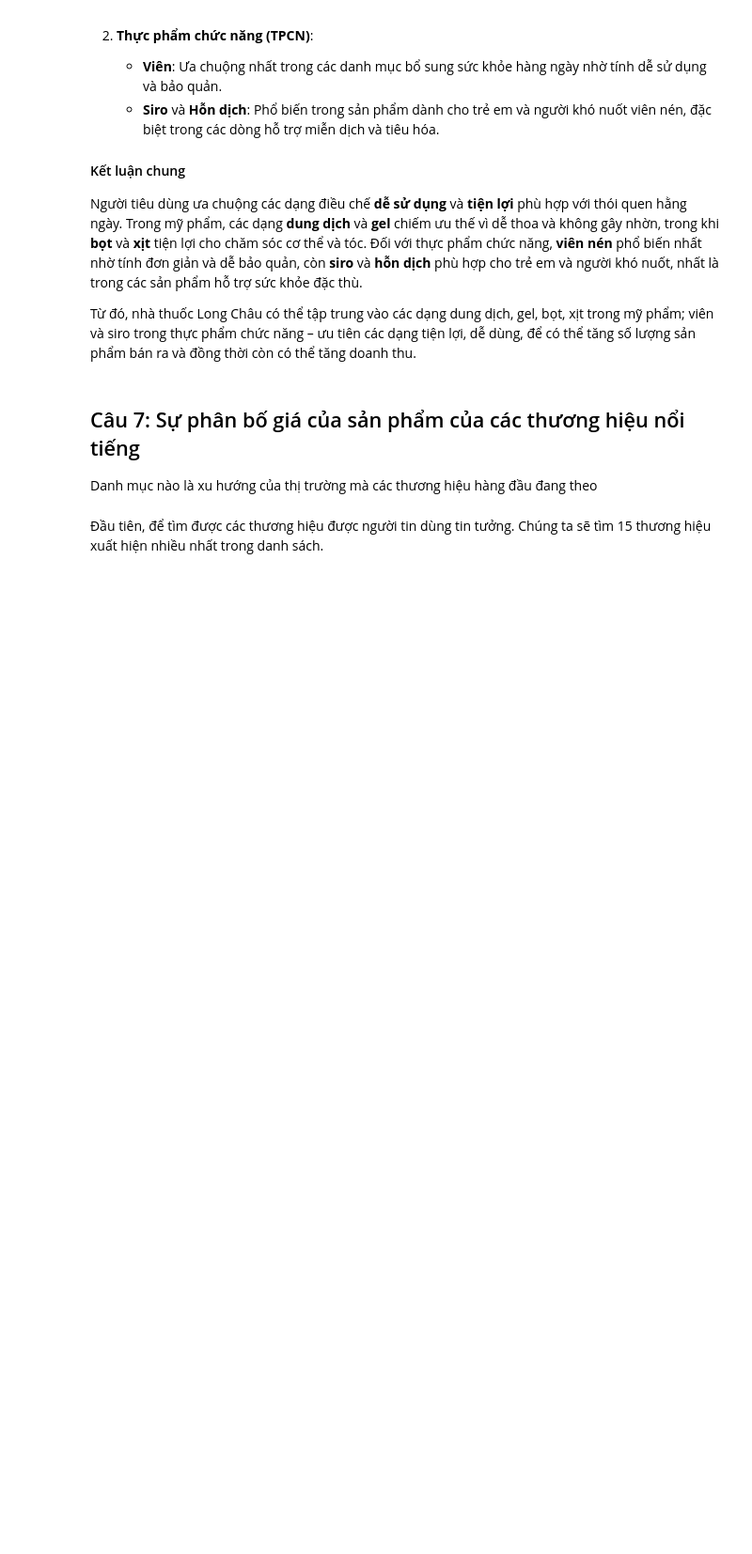
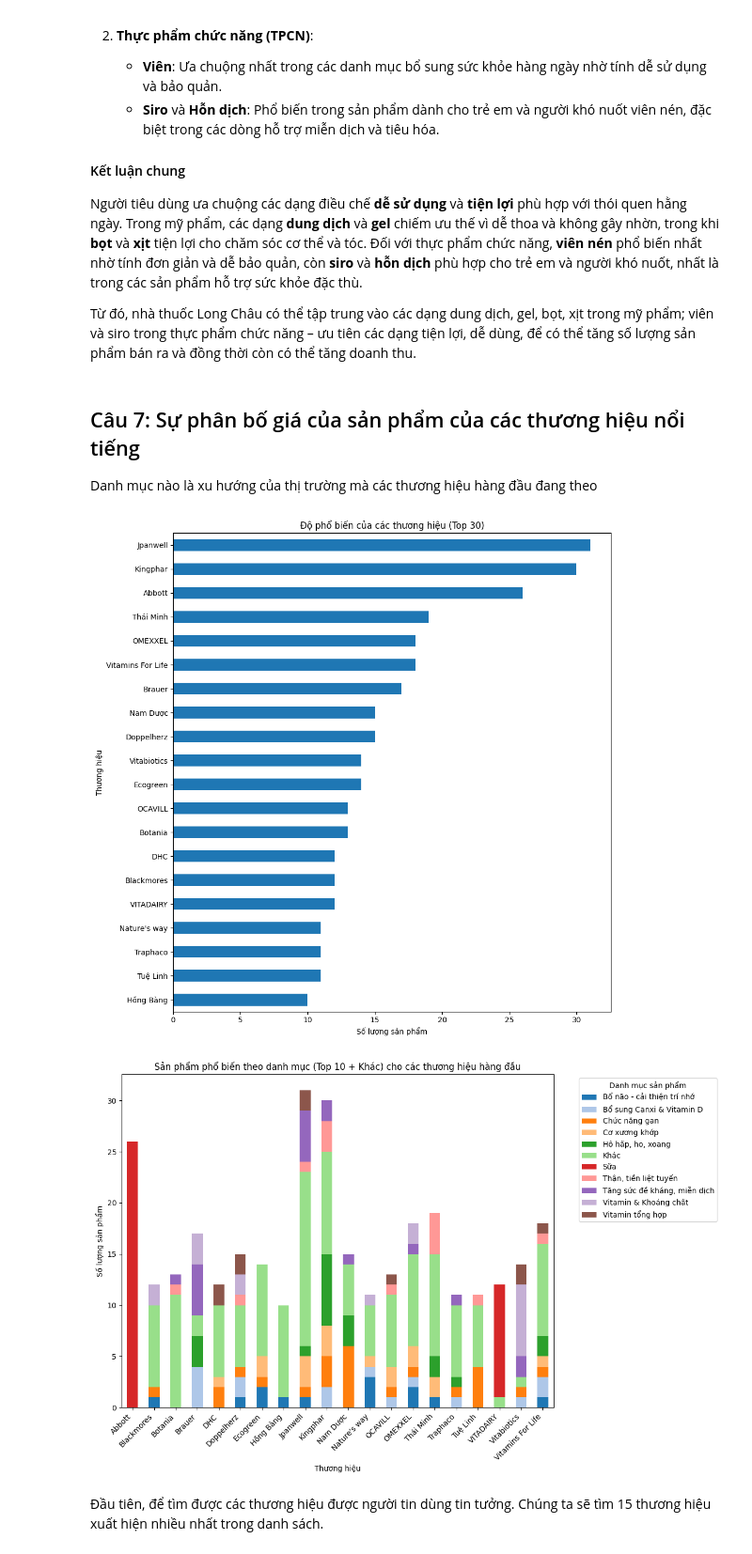
Before and after one commit to LLH-07/Introduction-to-Data-Science-22KHDL1, a Jupyter notebook: Visulaization.ipynb, the cells around one changed output. Shown at 94% size. Saved outputs shown, nothing was run; the diff lists cells and outputs as text; code cells hidden in the pictures; blank space fills up the shorter version.

Commit message:
Add section 6 of visualization

```diff
--- a/Visulaization.ipynb
+++ b/Visulaization.ipynb
@@ -694,6 +694,57 @@ Từ đó, nhà thuốc Long Châu có thể tập trung vào các dạng dung d
 # %% [markdown]
 ## Câu 7: Sự phân bố giá của sản phẩm của các thương hiệu nổi tiếng
 Danh mục nào là xu hướng của thị trường mà các thương hiệu hàng đầu đang theo
+# %%
+import pandas as pd
+import numpy as np
+import matplotlib.pyplot as plt
+from matplotlib.colors import ListedColormap
+
+file_path = 'E:\\Collect_Data_TPCN\\MyPham_TPCN_data.csv'
+data = pd.read_csv(file_path)
+
+# Tính tần suất xuất hiện của các thương hiệu và chỉ hiển thị top 20 thương hiệu
+top_20_brands_counts = data['Trademark'].value_counts().head(20)
+
+# Vẽ biểu đồ độ phổ biến của các thương hiệu top 20
+plt.figure(figsize=(10, 10))
+top_20_brands_counts.plot(kind='barh')
+plt.title("Độ phổ biến của các thương hiệu (Top 30)")
+plt.xlabel("Số lượng sản phẩm")
+plt.ylabel("Thương hiệu")
+plt.gca().invert_yaxis()  # Đảo ngược trục y để hiển thị từ nhiều đến ít
+plt.tight_layout()
+plt.show()
+
+top_20_brands_data = data[data['Trademark'].isin(top_20_brands_counts.index)]
+
+# Bước 5: Đếm số lượng sản phẩm theo danh mục cho từng thương hiệu hàng đầu, sau đó chỉ giữ lại top 10 danh mục phổ biến nhất
+category_counts = top_20_brands_data['Category'].value_counts()
+top_categories = category_counts.head(10).index
+top_brand_category_counts = top_20_brands_data.copy()
+top_brand_category_counts['Category'] = top_brand_category_counts['Category'].apply(
+    lambda x: x if x in top_categories else 'Khác'
+)
+
+# Đếm lại số lượng sản phẩm theo danh mục cho từng thương hiệu hàng đầu sau khi nhóm "Khác"
+top_brand_category_counts = top_brand_category_counts.groupby(['Trademark', 'Category']).size().unstack().fillna(0)
+
+# Tạo bảng màu tùy chỉnh với số màu tương ứng với số danh mục
+num_categories = top_brand_category_counts.shape[1]
+colors = plt.cm.tab20.colors[:num_categories]
+
+# Vẽ biểu đồ sản phẩm phổ biến theo danh mục cho các thương hiệu hàng đầu với bảng màu tùy chỉnh
+top_brand_category_counts.plot(kind='bar', stacked=True, figsize=(12, 8), color=colors)
+plt.title("Sản phẩm phổ biến theo danh mục (Top 10 + Khác) cho các thương hiệu hàng đầu")
+plt.xlabel("Thương hiệu")
+plt.ylabel("Số lượng sản phẩm")
+plt.xticks(rotation=45, ha="right")
+plt.legend(title="Danh mục sản phẩm", bbox_to_anchor=(1.05, 1), loc='upper left')
+plt.tight_layout()
+plt.show()
+# %% [output]
+[figure, added]
+[figure, added]
 # %% [markdown]
 Đầu tiên, để tìm được các thương hiệu được người tin dùng tin tưởng. Chúng ta sẽ tìm 15 thương hiệu xuất hiện nhiều nhất trong danh sách.
 # %%
```
